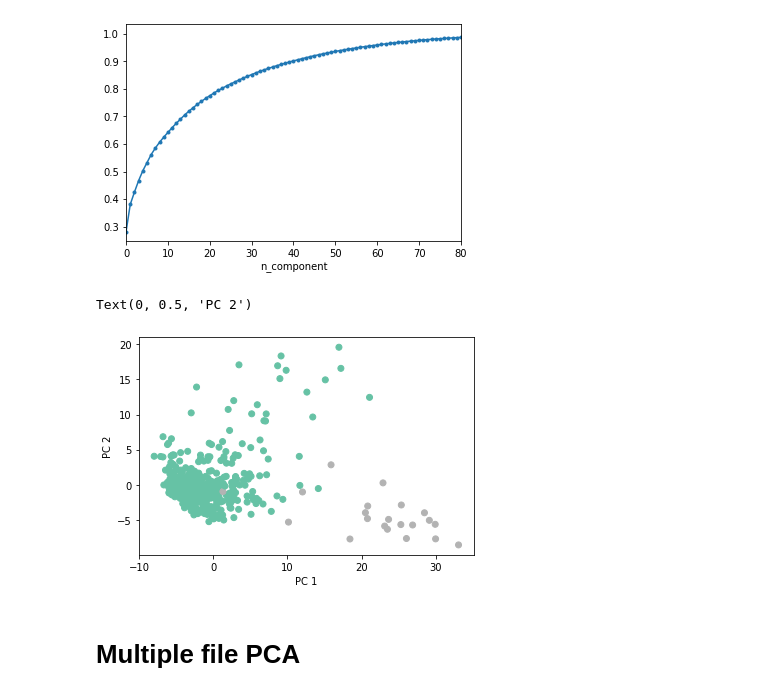
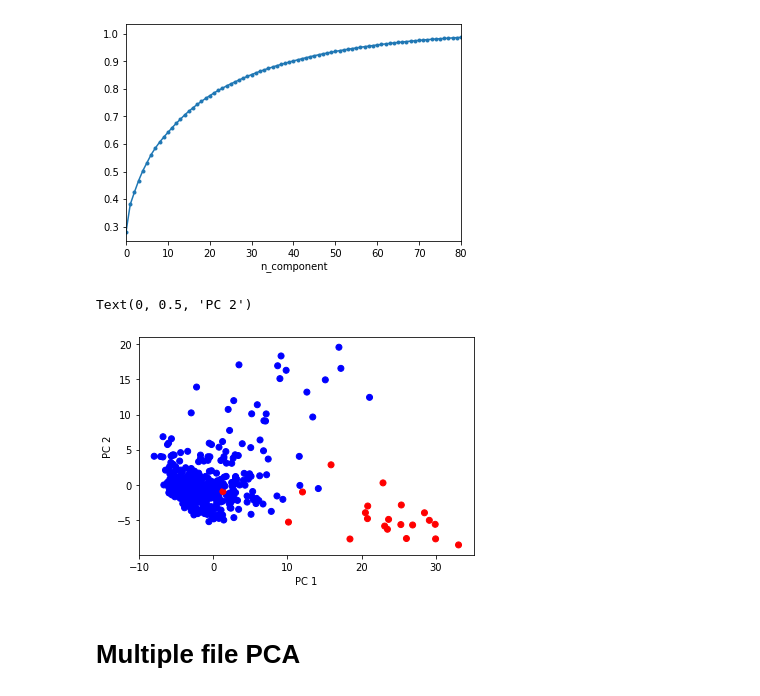
Before and after one commit to mattjdavis/eeg_classifier, a Jupyter notebook: load_data.ipynb, the cells around one changed output. Saved outputs shown, nothing was run; the diff lists cells and outputs as text; code cells hidden in the pictures.

```diff
--- a/load_data.ipynb
+++ b/load_data.ipynb
@@ -91,8 +91,7 @@ df_info.query("number_of_seizures_in_file == '1'").head()
 # Process raw files + PCA
 # %%
 
-
-p  = Path( data_dir / r"chb06\chb06_01.edf")
+p  = Path( data_dir / "chb01/chb01_26.edf")
 
 df_full = utils.process_raw_chb_data(data_dir, p, win_length=5)
 # %%
@@ -118,17 +117,17 @@ Text(0.5, 0, 'n_component')
 # %%
 # fit with samller components
 pipe = Pipeline([('scaler', StandardScaler()),
                  ('pca',PCA(svd_solver='auto',n_components=50))])
 
 X_trans = pipe.fit_transform(X)
 
 
-plt.scatter(X_trans[:,0],X_trans[:,1],c=y,cmap='Set2') # y = ictal_labels
+plt.scatter(X_trans[:,0],X_trans[:,1],c=y,cmap='bwr') # y = ictal_labels
 plt.xlabel('PC 1')
 plt.ylabel('PC 2')
 # %% [output]
 Text(0, 0.5, 'PC 2')
-[figure, old version]
+[figure, new version]
 # %% [markdown]
 # Multiple file PCA
 # %%
```
